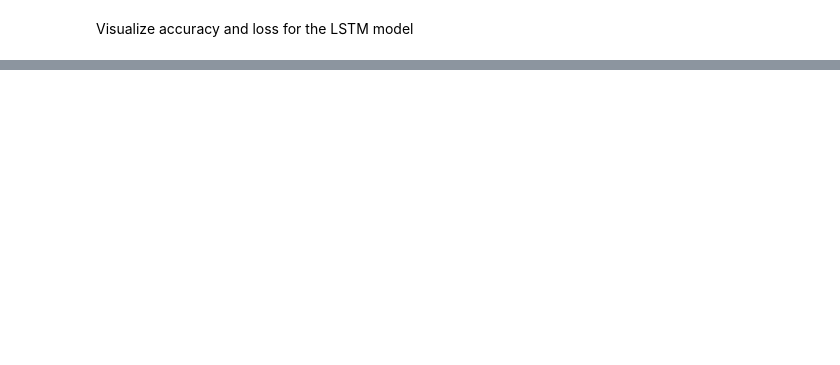
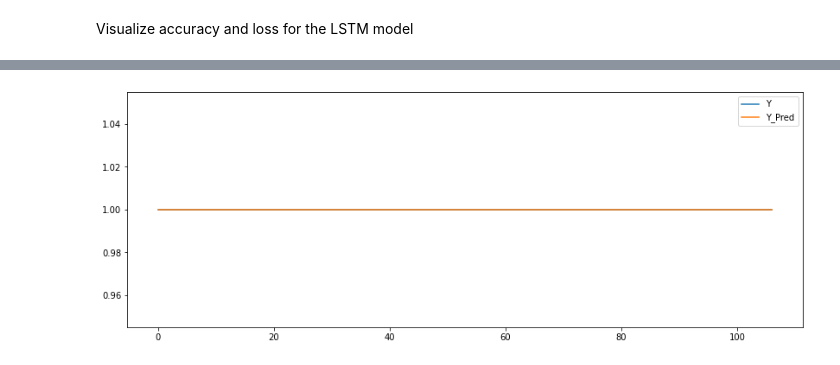
Before and after one commit to aanchal0431/chatbot, a Jupyter notebook: SEP_728_Chatbot_Questiontype_classification.ipynb, the cells around one changed output, grey strips where cells are left out. Drawn from its saved outputs; the diff is of its cells as text; code cells hidden in the pictures; blank space fills up the shorter version.

```diff
--- a/SEP_728_Chatbot_Questiontype_classification.ipynb
+++ b/SEP_728_Chatbot_Questiontype_classification.ipynb
@@ -481 +469,9 @@ plot_results(history, "accuracy")
 [figure]
+# %%
+plt.figure(figsize=(14,5))
+plt.plot(y_test_yn, label = 'Y')
+plt.plot(y_pred, label = 'Y_Pred')
+plt.legend()
+plt.show()
+# %% [output]
+[figure, added]
```
Also changed, not shown: parts of 7 cells of this notebook.
